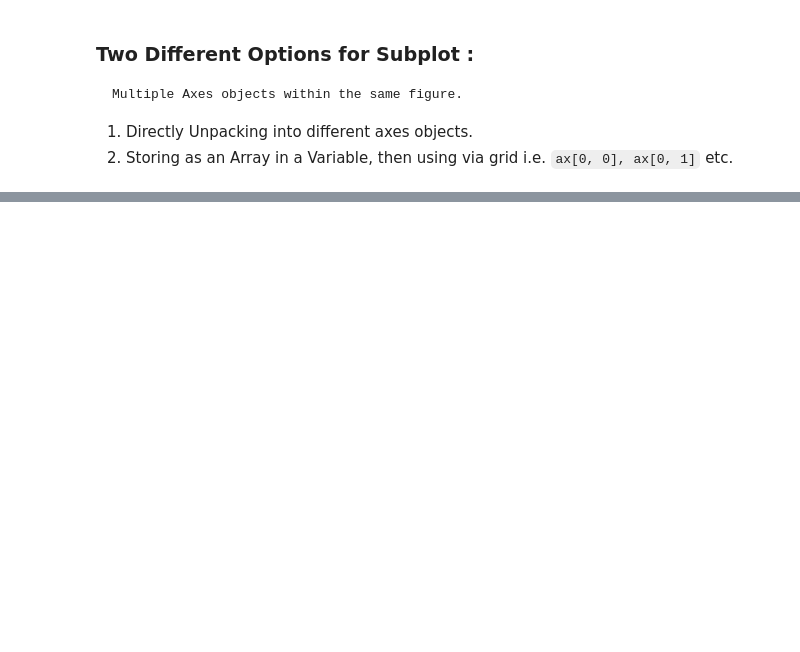
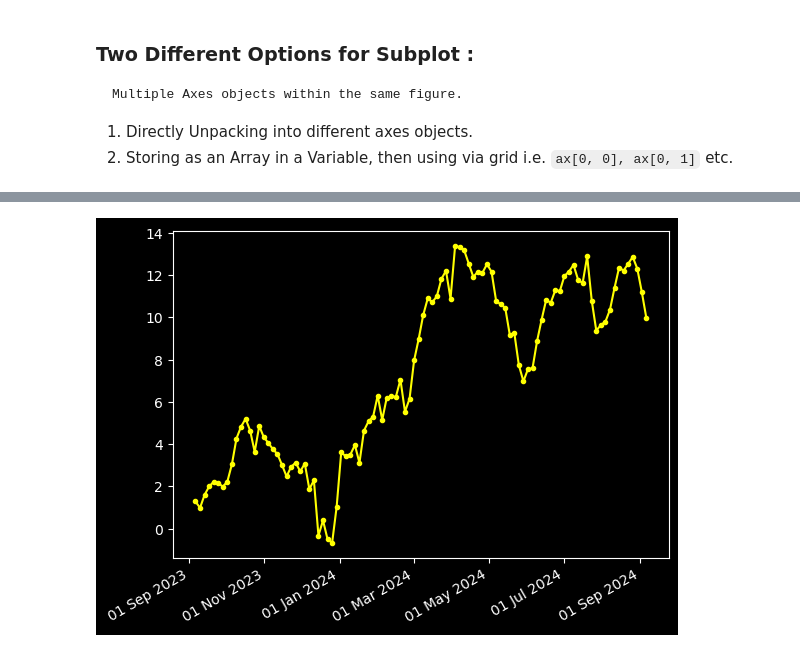
Before and after one commit to DarkDk123/ZTM-ML-Data-Science, a Jupyter notebook: 6. Matplotlib : Visualizing Data/Matplotlib_Intro.ipynb, the cells around one changed output, grey strips where cells are left out. Saved outputs shown, nothing was run; the diff lists cells and outputs as text; code cells hidden in the pictures; blank space fills up the shorter version.

```diff
--- a/6. Matplotlib : Visualizing Data/Matplotlib_Intro.ipynb
+++ b/6. Matplotlib : Visualizing Data/Matplotlib_Intro.ipynb
@@ -338,0 +369,18 @@ plt.show()
+# %%
+## Creating a Random Series to visualize it's cumulative sum. (numpy.random | seed=27)
+np.random.seed(27)
+
+random_series = pd.Series(
+    np.random.randn(100),
+    index= pd.date_range("6 september 2023", "6 september 2024", periods=100) # DateTime index.
+    )
+
+cumsum = random_series.cumsum() # cumulative sum
+ax = cumsum.plot(color='yellow', marker='.'); # Plot a Line Graph.
+
+date_format = plt.matplotlib.dates.DateFormatter('%d %b %Y') # matplotlib date formatter.
+ax.xaxis.set_major_formatter(date_format)
+
+plt.show()
+# %% [output]
+[figure, added]
```
Also changed, not shown: parts of 7 cells of this notebook, 1 other file.
